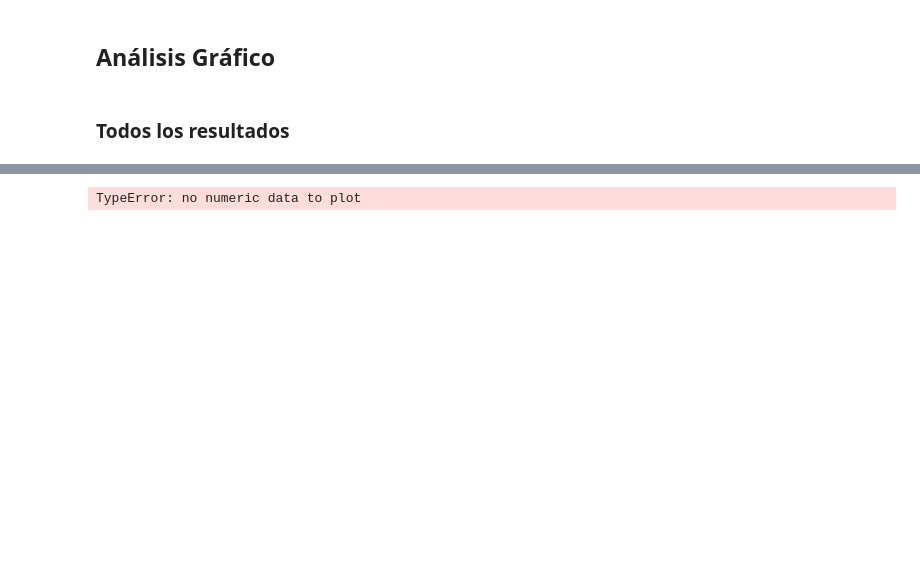
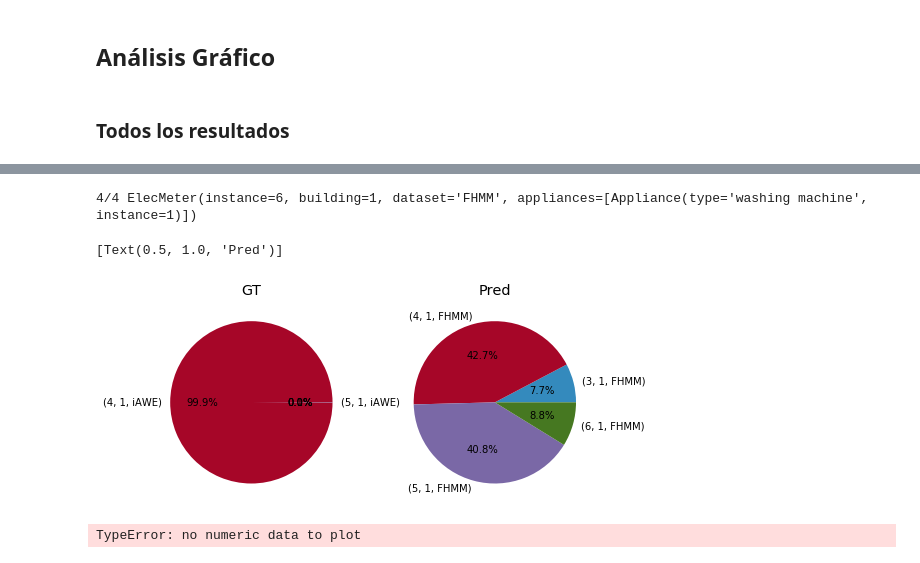
Before and after one commit to crn565/NILMTK_ozm_vs_iawe, a Jupyter notebook: 7.- DESAGREGACION.ipynb, the cells around one changed output, grey strips where cells are left out. Drawn from its saved outputs; the diff is of its cells as text; code cells hidden in the pictures; blank space fills up the shorter version.

```diff
--- a/7.- DESAGREGACION.ipynb
+++ b/7.- DESAGREGACION.ipynb
@@ -206,12 +252,16 @@ plt.savefig('./data/images/6.2_Plot_results_1.1.svg', bbox_inches='tight', trans
 # %%
 rcParams['figure.figsize'] = (8, 5)
 fig, (ax1, ax2) = plt.subplots(1, 2)
-test_elec.select(instance=[2,3,4,5,6]).fraction_per_meter().plot(ax=ax1, autopct=lambda p:'{:.1f}%'.format(p), kind='pie')
-results_elec.select(instance=[2,3,4,5,6]).fraction_per_meter().plot(ax=ax2, autopct=lambda p:'{:.1f}%'.format(p), kind='pie')
+test_elec.select(instance=[3,4,5,6]).fraction_per_meter().plot(ax=ax1, autopct=lambda p:'{:.1f}%'.format(p), kind='pie')
+results_elec.select(instance=[3,4,5,6]).fraction_per_meter().plot(ax=ax2, autopct=lambda p:'{:.1f}%'.format(p), kind='pie')
 ax1.set(ylabel="")
 ax1.set(title='GT')
 ax2.set(ylabel="")
 ax2.set(title='Pred')
+# %% [output]
+4/4 ElecMeter(instance=6, building=1, dataset='FHMM', appliances=[Appliance(type='washing machine', instance=1)])
+[Text(0.5, 1.0, 'Pred')]
+[figure, added]
 # %%
 rcParams['figure.figsize'] = (6, 5)
 
```
Also changed, not shown: parts of 18 cells of this notebook.
